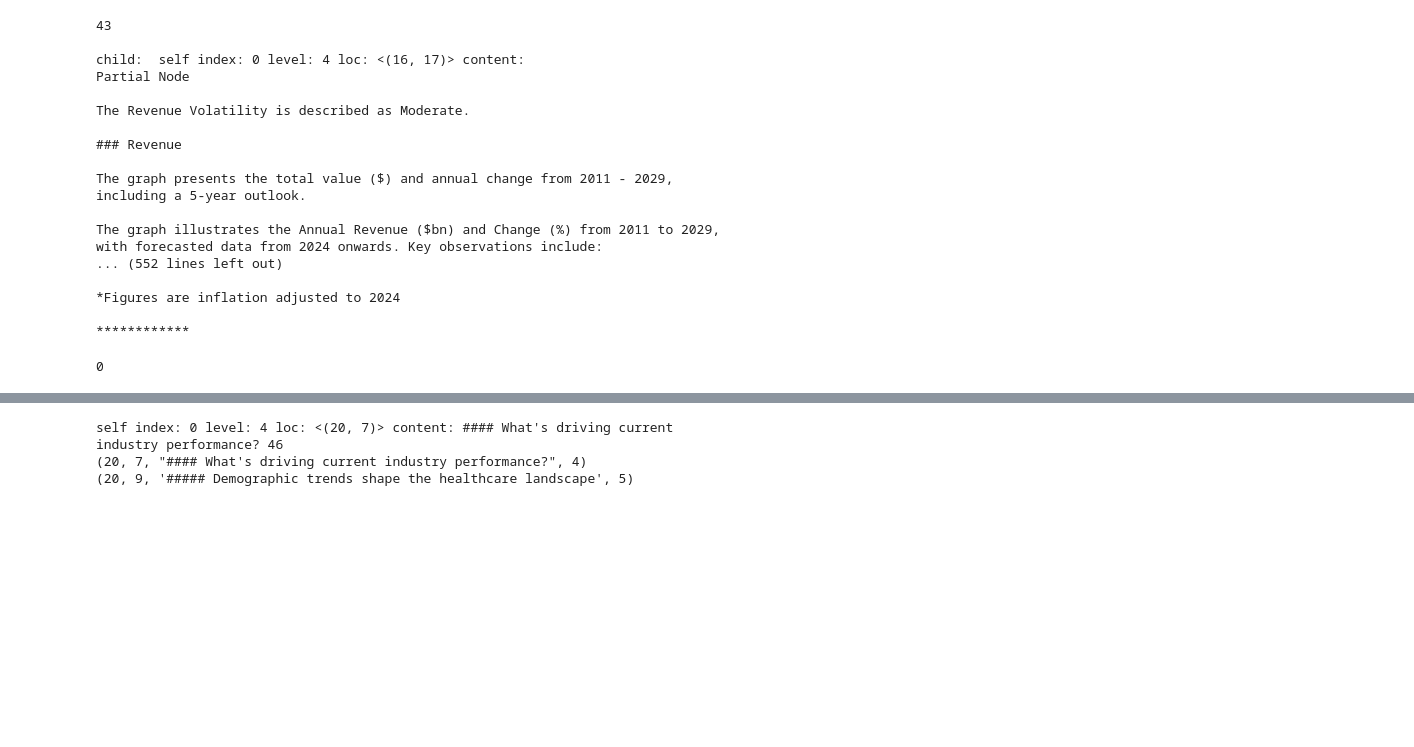
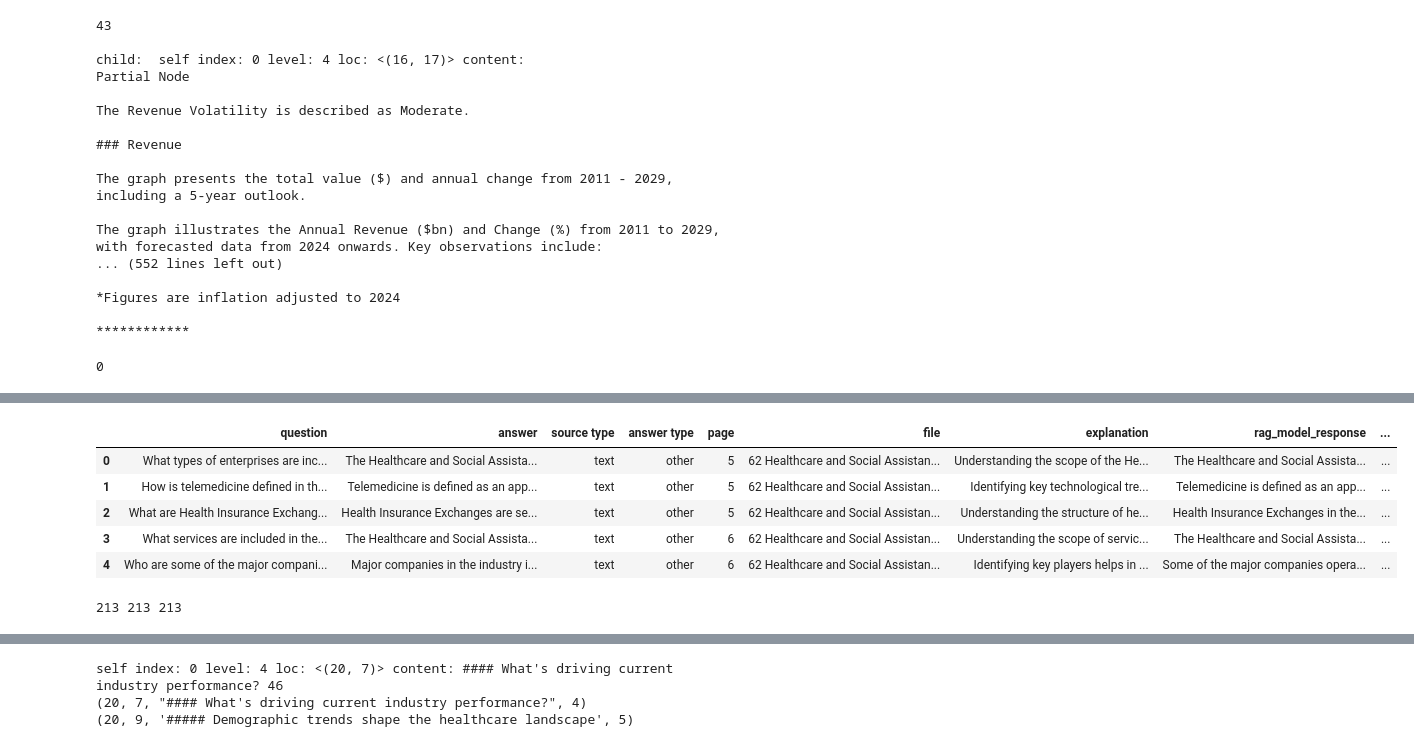
Before and after one commit to OmegaIntel/Alphaprobe, a Jupyter notebook: notebooks/postprocess_parsed.ipynb, the cells around one changed output, grey strips where cells are left out. Drawn from its saved outputs; the diff is of its cells as text; code cells hidden in the pictures; blank space fills up the shorter version.

```diff
--- a/notebooks/postprocess_parsed.ipynb
+++ b/notebooks/postprocess_parsed.ipynb
@@ -572,0 +669,18 @@ print(len(new_large_nodes))
+# %%
+import braintrust
+use_braintrust_dataset = False
+if use_braintrust_dataset:
+    dataset = braintrust.init_dataset(project="RagMetrics", name=DOC_ID)
+    df = []
+    for row in dataset:
+        df.append(row)
+    # convert list of dict to pandas dataframe
+    dff = pd.DataFrame(df)
+    dff['question'] = dff['input'].apply(lambda x: x.split(">")[1])
+else:
+
+    df = pd.read_csv(COMPARISON_FILE)
+    if NUM_QUESTIONS == -1:
+        dff = df.copy()
+    else:
+        dff = df.head(NUM_QUESTIONS).copy()
@@ -572,0 +708,37 @@ print(len(new_large_nodes))
+# %%
+result = []
+references = []
+contexts = []
+# %%
+start_idx = len(result)
+for idx in range(start_idx, len(dff)):
+    question = dff.iloc[idx][QUESTION_COL]
+    response = query_engine.query(question)
+    result.append((response.response))
+    metadata = response.metadata
+    refs = []
+    for m in metadata.values():
+        refs.append(m['page_number'])
+    references.append(refs)
+    q_contexts = []
+    for n in response.source_nodes:
+        q_contexts.append(n.text)
+    contexts.append(q_contexts)
+# %%
+dff[RESPONSE_COL] = result
+dff['references'] = references
+dff['context'] = contexts
+dff.to_csv(OUTPUT_FILE, index=False)
+# %%
+dff.head()
+# %% [output]
+|  | question | answer | source type | answer type | page | file | explanation | rag_model_response | ... |
+| 0 | What types of enterprises are inc... | The Healthcare and Social Assista... | text | other | 5 | 62 Healthcare and Social Assistan... | Understanding the scope of the He... | The Healthcare and Social Assista... | ... |
+| 1 | How is telemedicine defined in th... | Telemedicine is defined as an app... | text | other | 5 | 62 Healthcare and Social Assistan... | Identifying key technological tre... | Telemedicine is defined as an app... | ... |
+| 2 | What are Health Insurance Exchang... | Health Insurance Exchanges are se... | text | other | 5 | 62 Healthcare and Social Assistan... | Understanding the structure of he... | Health Insurance Exchanges in the... | ... |
+| 3 | What services are included in the... | The Healthcare and Social Assista... | text | other | 6 | 62 Healthcare and Social Assistan... | Understanding the scope of servic... | The Healthcare and Social Assista... | ... |
+| 4 | Who are some of the major compani... | Major companies in the industry i... | text | other | 6 | 62 Healthcare and Social Assistan... | Identifying key players helps in ... | Some of the major companies opera... | ... |
+# %%
+print(len(result), len(references), len(contexts))
+# %% [output]
+213 213 213
```
Also changed, not shown: parts of 17 cells of this notebook, 3 other files.
